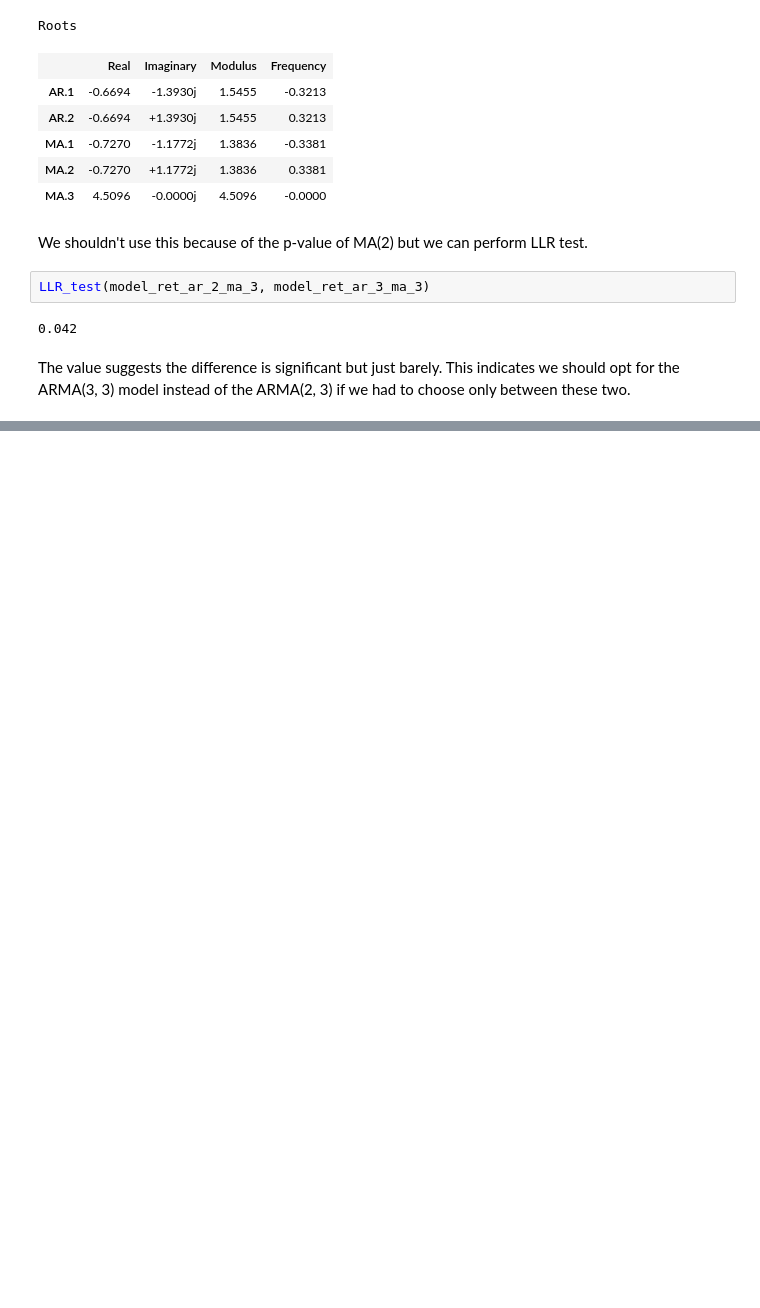
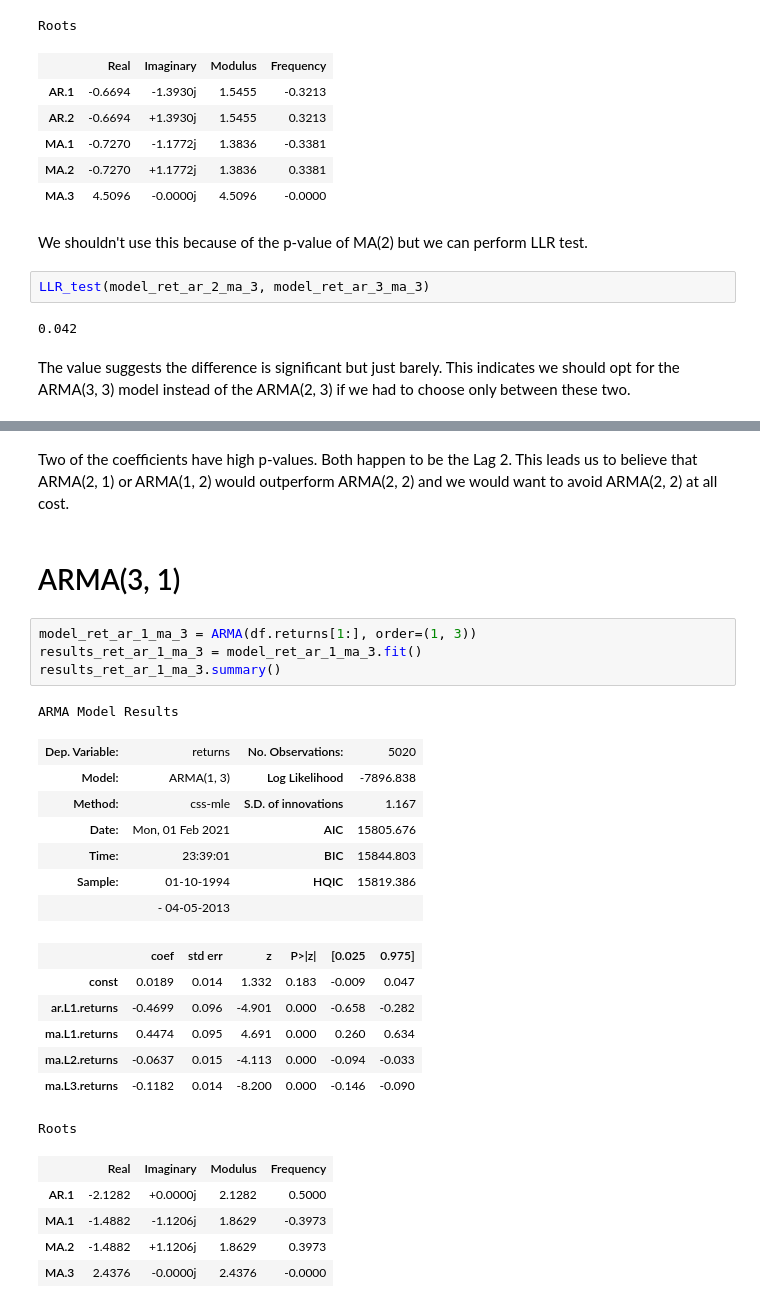
Before and after one commit to mkang32/snp500-analysis, a Jupyter notebook: notebooks/5.the_ARMA.ipynb, the cells around one changed output, grey strips where cells are left out. Drawn from its saved outputs; the diff is of its cells as text; blank space fills up the shorter version.

```diff
--- a/notebooks/5.the_ARMA.ipynb
+++ b/notebooks/5.the_ARMA.ipynb
@@ -239,0 +308,29 @@ The value suggests the difference is significant but just barely. This indicates
+# %% [markdown]
+Two of the coefficients have high p-values. Both happen to be the Lag 2. This leads us to believe that ARMA(2, 1) or ARMA(1, 2) would outperform ARMA(2, 2) and we would want to avoid ARMA(2, 2) at all cost.
+# %% [markdown]
+# ARMA(3, 1)
+# %%
+model_ret_ar_1_ma_3 = ARMA(df.returns[1:], order=(1, 3))
+results_ret_ar_1_ma_3 = model_ret_ar_1_ma_3.fit()
+results_ret_ar_1_ma_3.summary()
+# %% [output]
+ARMA Model Results
+| Dep. Variable: | returns | No. Observations: | 5020 |
+| Model: | ARMA(1, 3) | Log Likelihood | -7896.838 |
+| Method: | css-mle | S.D. of innovations | 1.167 |
+| Date: | Mon, 01 Feb 2021 | AIC | 15805.676 |
+| Time: | 23:39:01 | BIC | 15844.803 |
+| Sample: | 01-10-1994 | HQIC | 15819.386 |
+|  | - 04-05-2013 |  |  |
+|  | coef | std err | z | P>|z| | [0.025 | 0.975] |
+| const | 0.0189 | 0.014 | 1.332 | 0.183 | -0.009 | 0.047 |
+| ar.L1.returns | -0.4699 | 0.096 | -4.901 | 0.000 | -0.658 | -0.282 |
+| ma.L1.returns | 0.4474 | 0.095 | 4.691 | 0.000 | 0.260 | 0.634 |
+| ma.L2.returns | -0.0637 | 0.015 | -4.113 | 0.000 | -0.094 | -0.033 |
+| ma.L3.returns | -0.1182 | 0.014 | -8.200 | 0.000 | -0.146 | -0.090 |
+Roots
+|  | Real | Imaginary | Modulus | Frequency |
+| AR.1 | -2.1282 | +0.0000j | 2.1282 | 0.5000 |
+| MA.1 | -1.4882 | -1.1206j | 1.8629 | -0.3973 |
+| MA.2 | -1.4882 | +1.1206j | 1.8629 | 0.3973 |
+| MA.3 | 2.4376 | -0.0000j | 2.4376 | -0.0000 |
```
Also changed, not shown: parts of 13 cells of this notebook.
